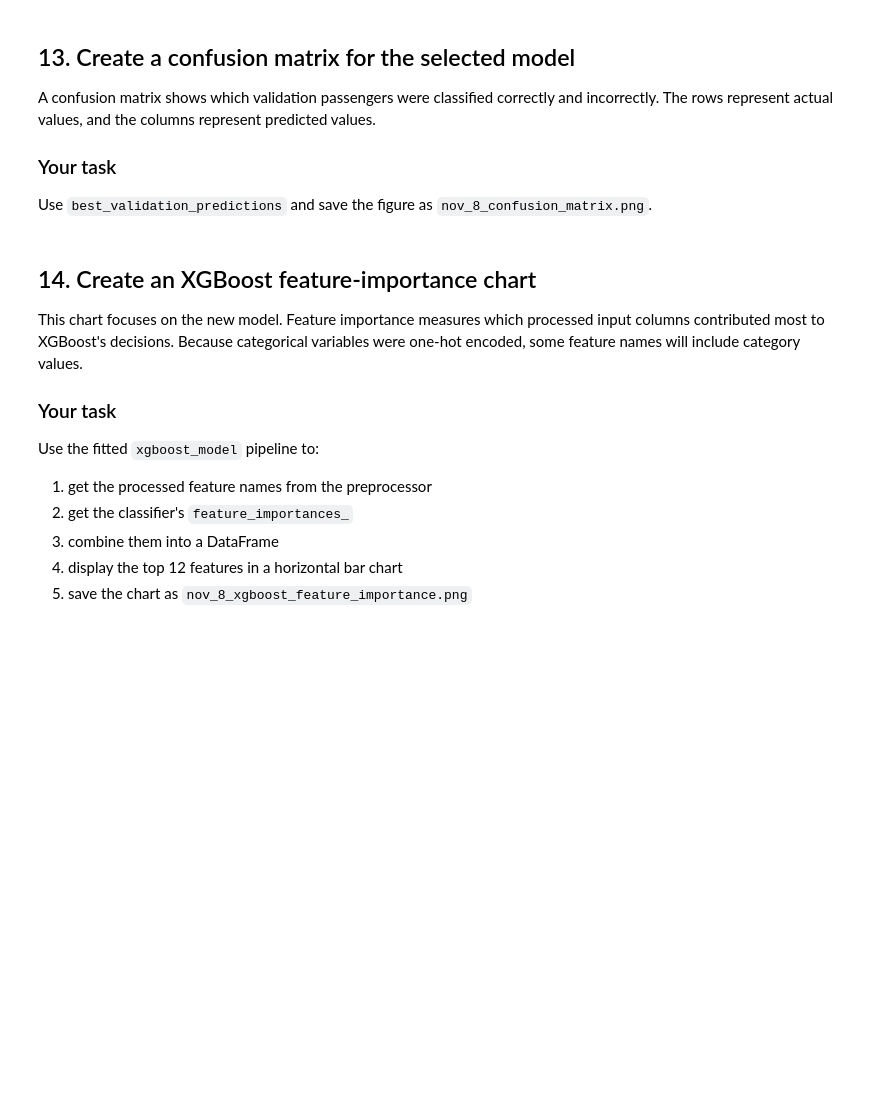
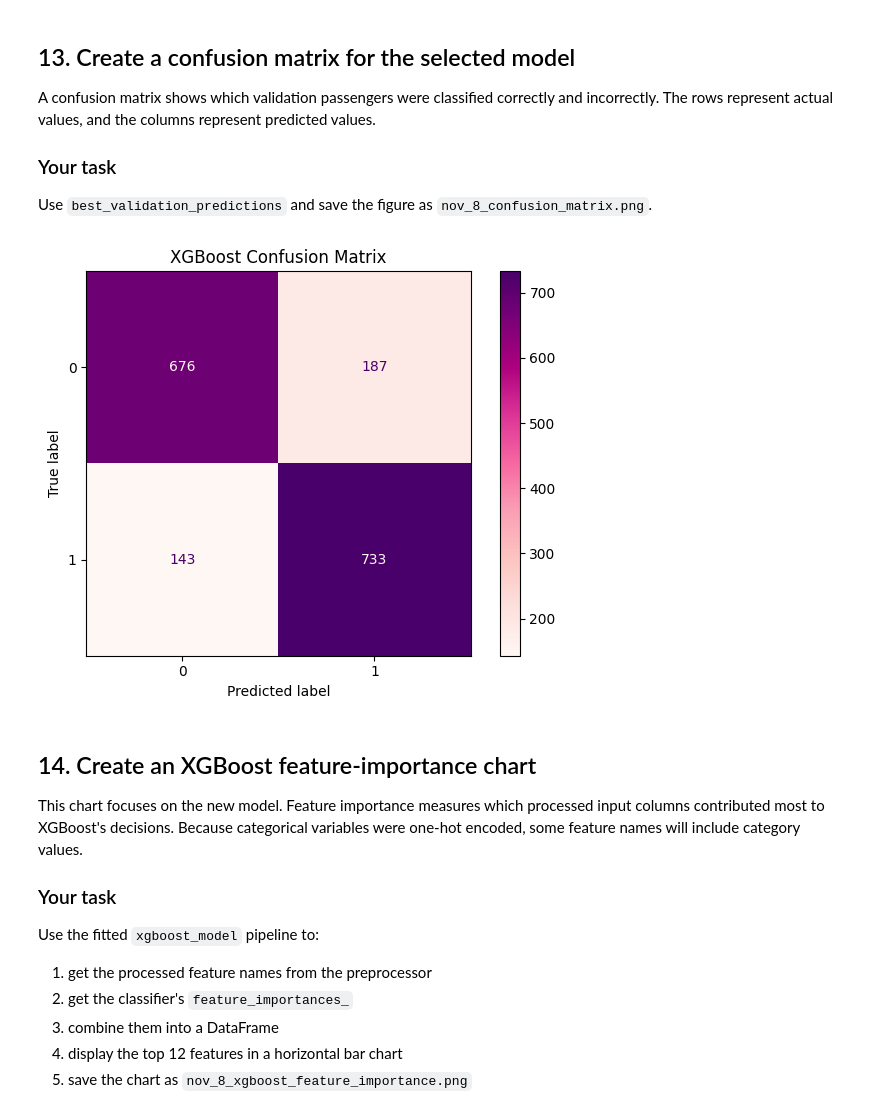
Before and after one commit to hastiabbasi/SLP-Data-Science-26, a Jupyter notebook: nov_8_spaceship_titanic_task.ipynb, the cells around one changed output. Drawn from its saved outputs; the diff is of its cells as text; code cells hidden in the pictures; blank space fills up the shorter version.

```diff
--- a/nov_8_spaceship_titanic_task.ipynb
+++ b/nov_8_spaceship_titanic_task.ipynb
@@ -441,10 +468,23 @@ Use `best_validation_predictions` and save the figure as `nov_8_confusion_matrix
 # %%
 # TODO: create a confusion matrix using the selected model's validation predictions.
 # Use y.loc[valid_indices] as the true labels and
 # best_validation_predictions as the predicted labels.
 # Save the figure as nov_8_confusion_matrix.png.
 
 # Hint: use confusion_matrix(...) and ConfusionMatrixDisplay(...).
+
+confusion_mx = confusion_matrix(
+    y.loc[valid_indices],
+    best_validation_predictions
+)
+
+display = ConfusionMatrixDisplay(confusion_matrix=confusion_mx)
+display.plot(cmap="RdPu")
+plt.title(f"{best_model_name} Confusion Matrix")
+plt.tight_layout()
+plt.show()
+# %% [output]
+[figure, added]
 # %% [markdown]
 ## 14. Create an XGBoost feature-importance chart
 
```
Also changed, not shown: parts of 12 cells of this notebook.
